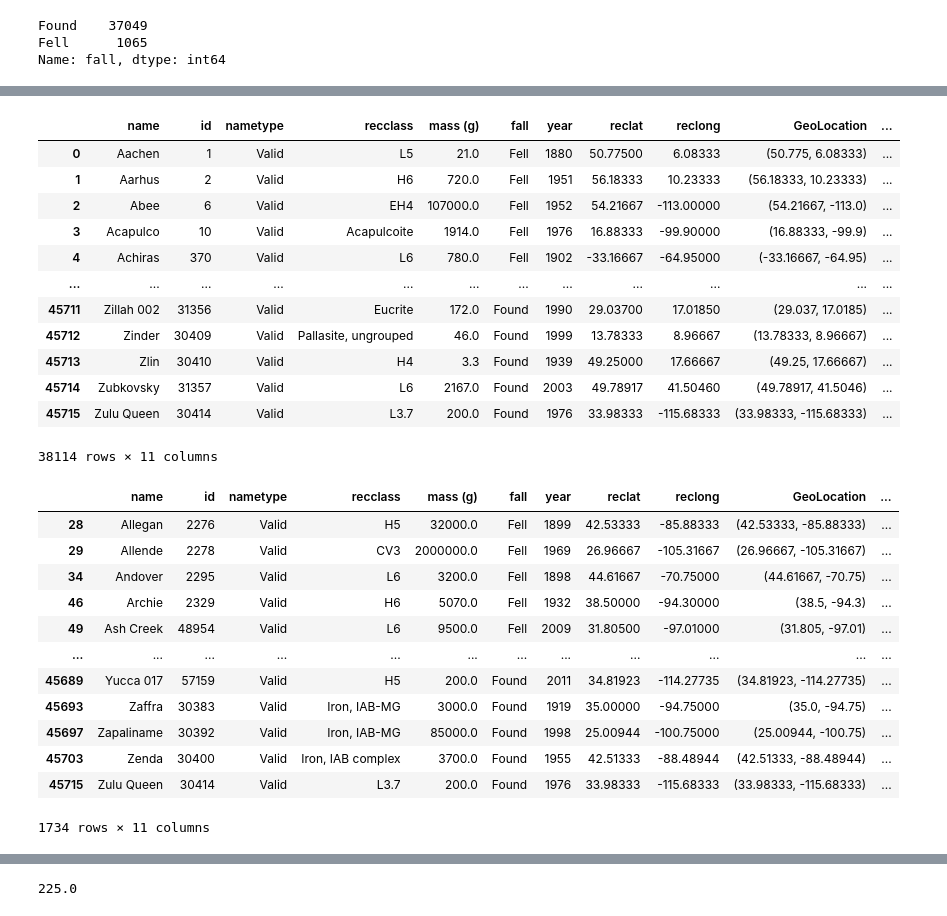
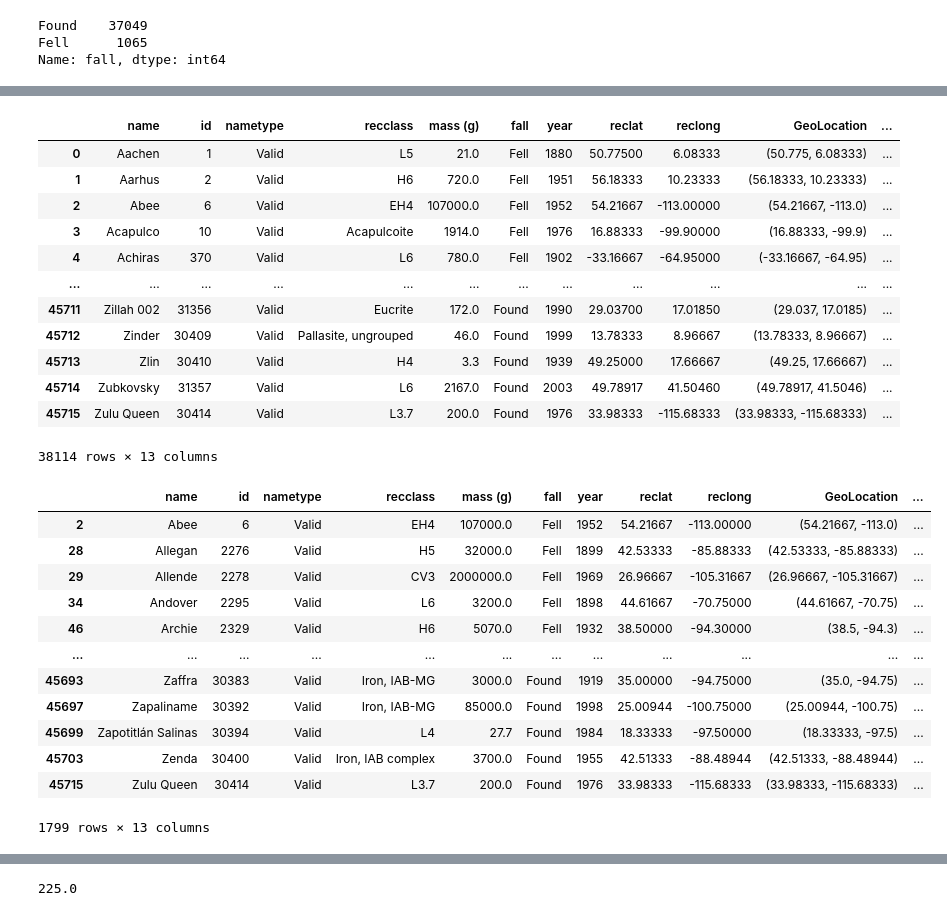
Before and after one commit to gwroth89/meteorite-ml-project, a Jupyter notebook: meteorite_chris.ipynb, the cells around one changed output, grey strips where cells are left out. Saved outputs shown, nothing was run; the diff lists cells and outputs as text; code cells hidden in the pictures.

Commit message:
update US data with AK,HI, add state info

```diff
--- a/meteorite_chris.ipynb
+++ b/meteorite_chris.ipynb
@@ -187,6 +178,9 @@ from geopy.geocoders import Nominatim
 # %%
 meteor_data_co = meteor_data.copy()
 meteor_data_co['county'] = 'None_Found'
+meteor_data_co['state'] = 'None_Found'
+meteor_data_co['country'] = 'None_Found'
+# meteor_data_co['elevation'] = 0.0
 meteor_data_co
 # %% [output]
 |  | name | id | nametype | recclass | mass (g) | fall | year | reclat | reclong | GeoLocation | ... |
@@ -201,25 +195,25 @@ meteor_data_co
 | 45713 | Zlin | 30410 | Valid | H4 | 3.3 | Found | 1939 | 49.25000 | 17.66667 | (49.25, 17.66667) | ... |
 | 45714 | Zubkovsky | 31357 | Valid | L6 | 2167.0 | Found | 2003 | 49.78917 | 41.50460 | (49.78917, 41.5046) | ... |
 | 45715 | Zulu Queen | 30414 | Valid | L3.7 | 200.0 | Found | 1976 | 33.98333 | -115.68333 | (33.98333, -115.68333) | ... |
-38114 rows × 11 columns
+38114 rows × 13 columns
 # %%
 # this might not include alaska and the hawaiian islands
-us_meteor_data = meteor_data_co.loc[(meteor_data['reclat']>24)&(meteor_data['reclat']<50)&(meteor_data['reclong']>-125)&(meteor_data['reclong']<-67)].copy()
+us_meteor_data = meteor_data_co.loc[(meteor_data['reclat']>18)&(meteor_data['reclat']<72)&(meteor_data['reclong']>-170)&(meteor_data['reclong']<-67)].copy()
 us_meteor_data
 # %% [output]
 |  | name | id | nametype | recclass | mass (g) | fall | year | reclat | reclong | GeoLocation | ... |
+| 2 | Abee | 6 | Valid | EH4 | 107000.0 | Fell | 1952 | 54.21667 | -113.00000 | (54.21667, -113.0) | ... |
 | 28 | Allegan | 2276 | Valid | H5 | 32000.0 | Fell | 1899 | 42.53333 | -85.88333 | (42.53333, -85.88333) | ... |
 | 29 | Allende | 2278 | Valid | CV3 | 2000000.0 | Fell | 1969 | 26.96667 | -105.31667 | (26.96667, -105.31667) | ... |
 | 34 | Andover | 2295 | Valid | L6 | 3200.0 | Fell | 1898 | 44.61667 | -70.75000 | (44.61667, -70.75) | ... |
 | 46 | Archie | 2329 | Valid | H6 | 5070.0 | Fell | 1932 | 38.50000 | -94.30000 | (38.5, -94.3) | ... |
-| 49 | Ash Creek | 48954 | Valid | L6 | 9500.0 | Fell | 2009 | 31.80500 | -97.01000 | (31.805, -97.01) | ... |
 | ... | ... | ... | ... | ... | ... | ... | ... | ... | ... | ... | ... |
-| 45689 | Yucca 017 | 57159 | Valid | H5 | 200.0 | Found | 2011 | 34.81923 | -114.27735 | (34.81923, -114.27735) | ... |
 | 45693 | Zaffra | 30383 | Valid | Iron, IAB-MG | 3000.0 | Found | 1919 | 35.00000 | -94.75000 | (35.0, -94.75) | ... |
 | 45697 | Zapaliname | 30392 | Valid | Iron, IAB-MG | 85000.0 | Found | 1998 | 25.00944 | -100.75000 | (25.00944, -100.75) | ... |
+| 45699 | Zapotitlán Salinas | 30394 | Valid | L4 | 27.7 | Found | 1984 | 18.33333 | -97.50000 | (18.33333, -97.5) | ... |
 | 45703 | Zenda | 30400 | Valid | Iron, IAB complex | 3700.0 | Found | 1955 | 42.51333 | -88.48944 | (42.51333, -88.48944) | ... |
 | 45715 | Zulu Queen | 30414 | Valid | L3.7 | 200.0 | Found | 1976 | 33.98333 | -115.68333 | (33.98333, -115.68333) | ... |
-1734 rows × 11 columns
+1799 rows × 13 columns
 # %%
 # #comment out so code isn't accidentally rerun- TAKES OVER AN HOUR TO COMPLETE CSV CREATION
 # https://geopy.readthedocs.io/en/stable/
```
Also changed, not shown: parts of 25 cells of this notebook, 2 other files.
